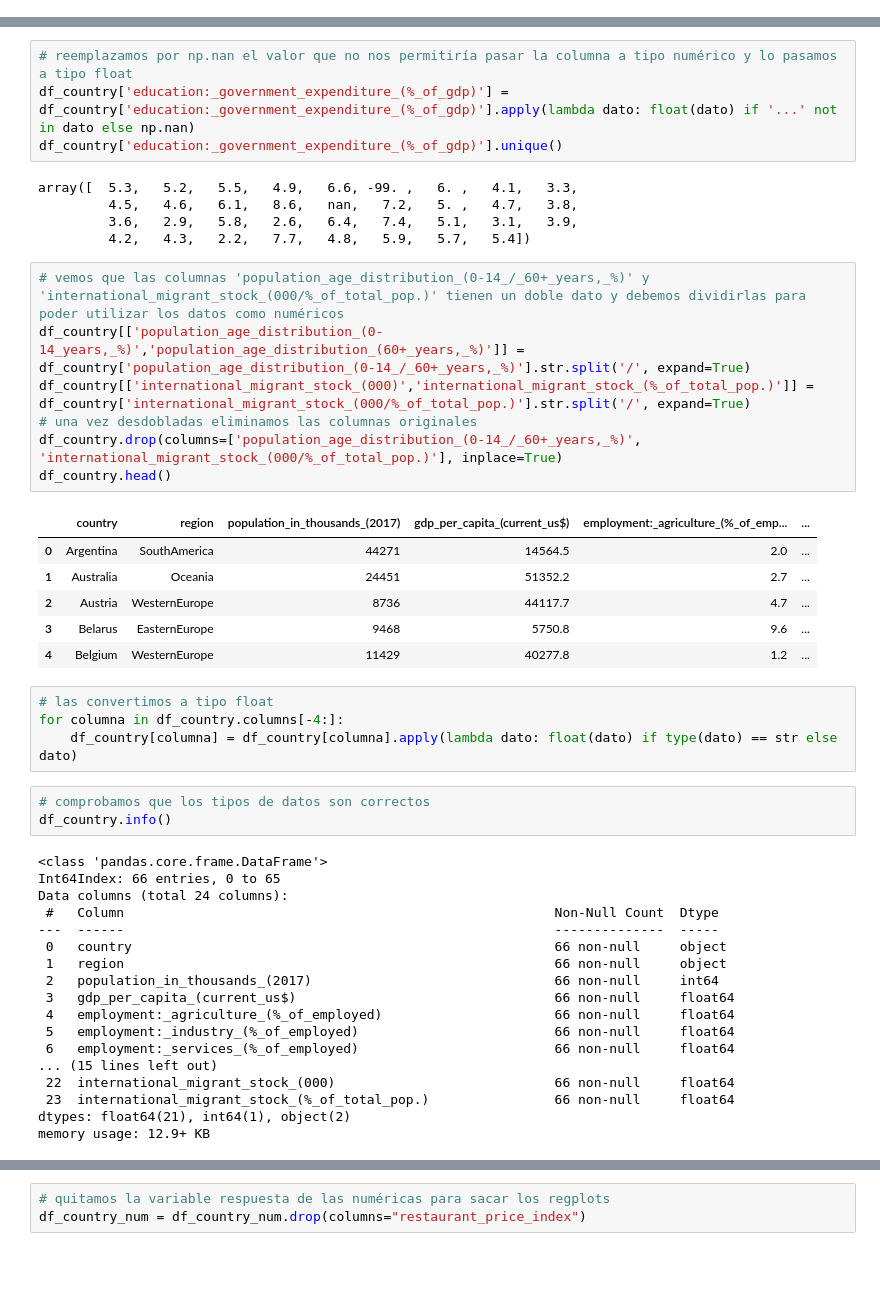
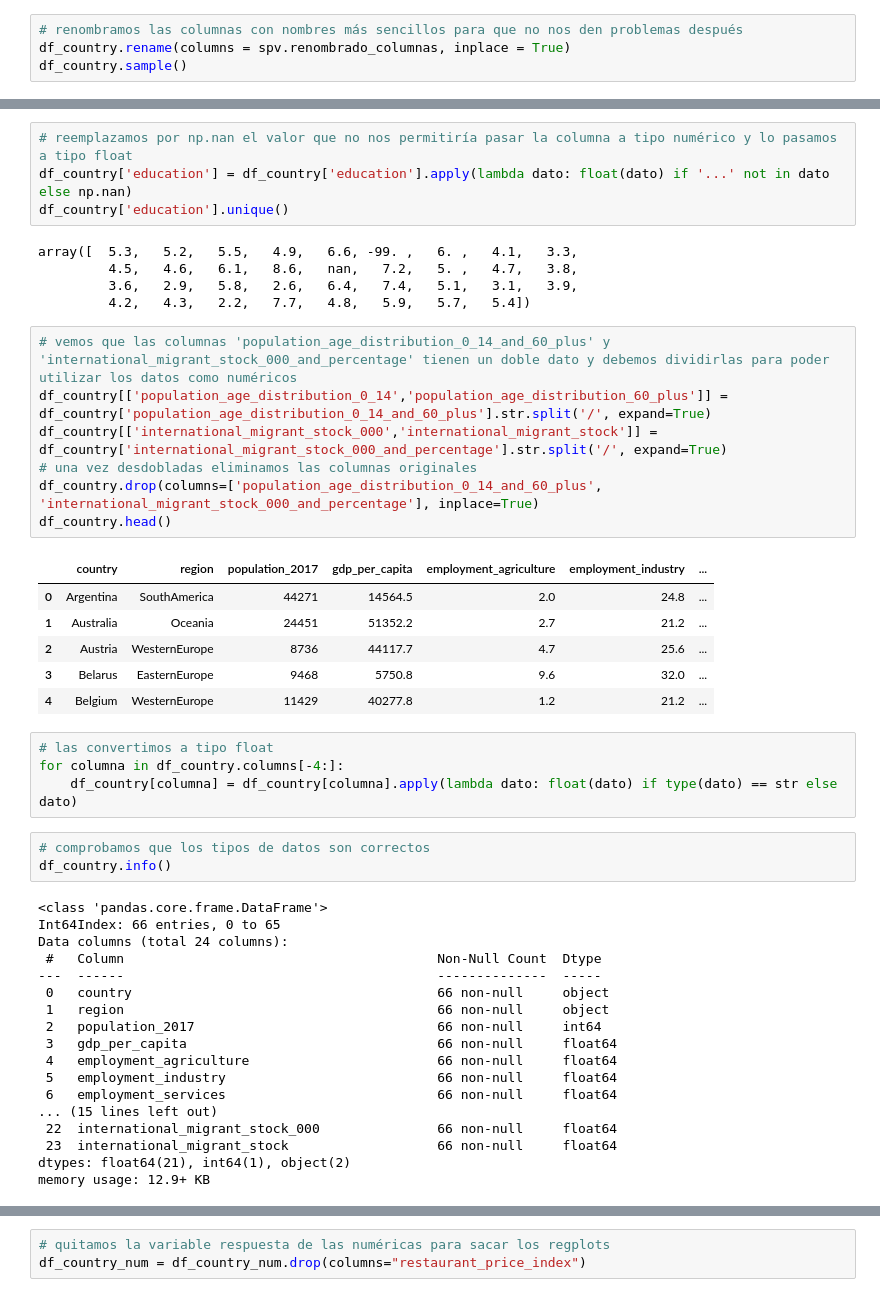
Before and after one commit to Adalab/promo-d-da-modulo3-sprint1-laura-maitane, a Jupyter notebook: regresion-lineal/reg-lin-1-machine-learning-intro.ipynb, the cells around one changed output, grey strips where cells are left out. Cells and saved outputs as stored; diff of their text form; blank space fills up the shorter version.

```diff
--- a/regresion-lineal/reg-lin-1-machine-learning-intro.ipynb
+++ b/regresion-lineal/reg-lin-1-machine-learning-intro.ipynb
@@ -54,0 +72,4 @@ df_country.sample()
+# %%
+# renombramos las columnas con nombres más sencillos para que no nos den problemas después
+df_country.rename(columns = spv.renombrado_columnas, inplace = True)
+df_country.sample()
@@ -107,27 +132,27 @@ array(['5.3', '5.2', '5.5', '4.9', '6.6', '-99', '6.0', '4.1', '3.3',
       dtype=object)
 # %%
 # reemplazamos por np.nan el valor que no nos permitiría pasar la columna a tipo numérico y lo pasamos a tipo float
-df_country['education:_government_expenditure_(%_of_gdp)'] = df_country['education:_government_expenditure_(%_of_gdp)'].apply(lambda dato: float(dato) if '...' not in dato else np.nan)
-df_country['education:_government_expenditure_(%_of_gdp)'].unique()
+df_country['education'] = df_country['education'].apply(lambda dato: float(dato) if '...' not in dato else np.nan)
+df_country['education'].unique()
 # %% [output]
 array([  5.3,   5.2,   5.5,   4.9,   6.6, -99. ,   6. ,   4.1,   3.3,
          4.5,   4.6,   6.1,   8.6,   nan,   7.2,   5. ,   4.7,   3.8,
          3.6,   2.9,   5.8,   2.6,   6.4,   7.4,   5.1,   3.1,   3.9,
          4.2,   4.3,   2.2,   7.7,   4.8,   5.9,   5.7,   5.4])
 # %%
-# vemos que las columnas 'population_age_distribution_(0-14_/_60+_years,_%)' y 'international_migrant_stock_(000/%_of_total_pop.)' tienen un doble dato y debemos dividirlas para poder utilizar los datos como numéricos
-df_country[['population_age_distribution_(0-14_years,_%)','population_age_distribution_(60+_years,_%)']] = df_country['population_age_distribution_(0-14_/_60+_years,_%)'].str.split('/', expand=True)
-df_country[['international_migrant_stock_(000)','international_migrant_stock_(%_of_total_pop.)']] = df_country['international_migrant_stock_(000/%_of_total_pop.)'].str.split('/', expand=True)
+# vemos que las columnas 'population_age_distribution_0_14_and_60_plus' y 'international_migrant_stock_000_and_percentage' tienen un doble dato y debemos dividirlas para poder utilizar los datos como numéricos
+df_country[['population_age_distribution_0_14','population_age_distribution_60_plus']] = df_country['population_age_distribution_0_14_and_60_plus'].str.split('/', expand=True)
+df_country[['international_migrant_stock_000','international_migrant_stock']] = df_country['international_migrant_stock_000_and_percentage'].str.split('/', expand=True)
 # una vez desdobladas eliminamos las columnas originales
-df_country.drop(columns=['population_age_distribution_(0-14_/_60+_years,_%)', 'international_migrant_stock_(000/%_of_total_pop.)'], inplace=True)
+df_country.drop(columns=['population_age_distribution_0_14_and_60_plus', 'international_migrant_stock_000_and_percentage'], inplace=True)
 df_country.head()
 # %% [output]
-|  | country | region | population_in_thousands_(2017) | gdp_per_capita_(current_us$) | employment:_agriculture_(%_of_emp... | ... |
-| 0 | Argentina | SouthAmerica | 44271 | 14564.5 | 2.0 | ... |
-| 1 | Australia | Oceania | 24451 | 51352.2 | 2.7 | ... |
-| 2 | Austria | WesternEurope | 8736 | 44117.7 | 4.7 | ... |
-| 3 | Belarus | EasternEurope | 9468 | 5750.8 | 9.6 | ... |
-| 4 | Belgium | WesternEurope | 11429 | 40277.8 | 1.2 | ... |
+|  | country | region | population_2017 | gdp_per_capita | employment_agriculture | employment_industry | ... |
+| 0 | Argentina | SouthAmerica | 44271 | 14564.5 | 2.0 | 24.8 | ... |
+| 1 | Australia | Oceania | 24451 | 51352.2 | 2.7 | 21.2 | ... |
+| 2 | Austria | WesternEurope | 8736 | 44117.7 | 4.7 | 25.6 | ... |
+| 3 | Belarus | EasternEurope | 9468 | 5750.8 | 9.6 | 32.0 | ... |
+| 4 | Belgium | WesternEurope | 11429 | 40277.8 | 1.2 | 21.2 | ... |
 # %%
 # las convertimos a tipo float
 for columna in df_country.columns[-4:]:
@@ -139,18 +164,18 @@ df_country.info()
 <class 'pandas.core.frame.DataFrame'>
 Int64Index: 66 entries, 0 to 65
 Data columns (total 24 columns):
- #   Column                                                       Non-Null Count  Dtype
----  ------                                                       --------------  -----
- 0   country                                                      66 non-null     object
- 1   region                                                       66 non-null     object
- 2   population_in_thousands_(2017)                               66 non-null     int64
- 3   gdp_per_capita_(current_us$)                                 66 non-null     float64
- 4   employment:_agriculture_(%_of_employed)                      66 non-null     float64
- 5   employment:_industry_(%_of_employed)                         66 non-null     float64
- 6   employment:_services_(%_of_employed)                         66 non-null     float64
+ #   Column                                        Non-Null Count  Dtype
+---  ------                                        --------------  -----
+ 0   country                                       66 non-null     object
+ 1   region                                        66 non-null     object
+ 2   population_2017                               66 non-null     int64
+ 3   gdp_per_capita                                66 non-null     float64
+ 4   employment_agriculture                        66 non-null     float64
+ 5   employment_industry                           66 non-null     float64
+ 6   employment_services                           66 non-null     float64
 ... (15 lines left out)
- 22  international_migrant_stock_(000)                            66 non-null     float64
- 23  international_migrant_stock_(%_of_total_pop.)                66 non-null     float64
+ 22  international_migrant_stock_000               66 non-null     float64
+ 23  international_migrant_stock                   66 non-null     float64
 dtypes: float64(21), int64(1), object(2)
 memory usage: 12.9+ KB
 # %%
```
Also changed, not shown: parts of 22 cells of this notebook, 15 other files.
